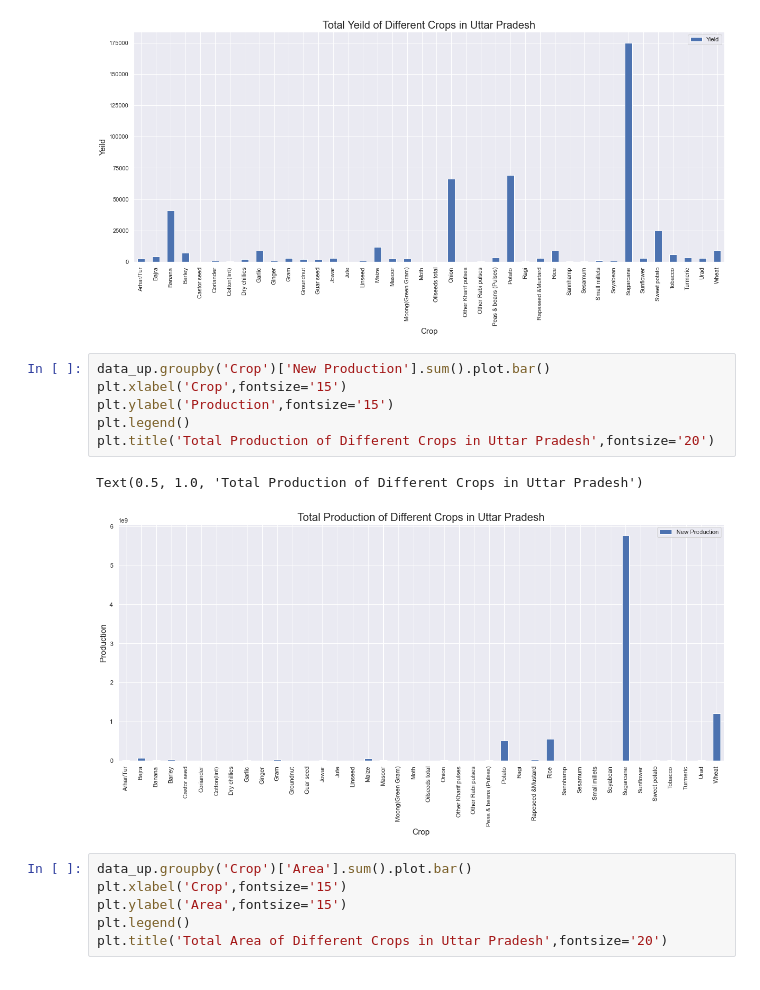
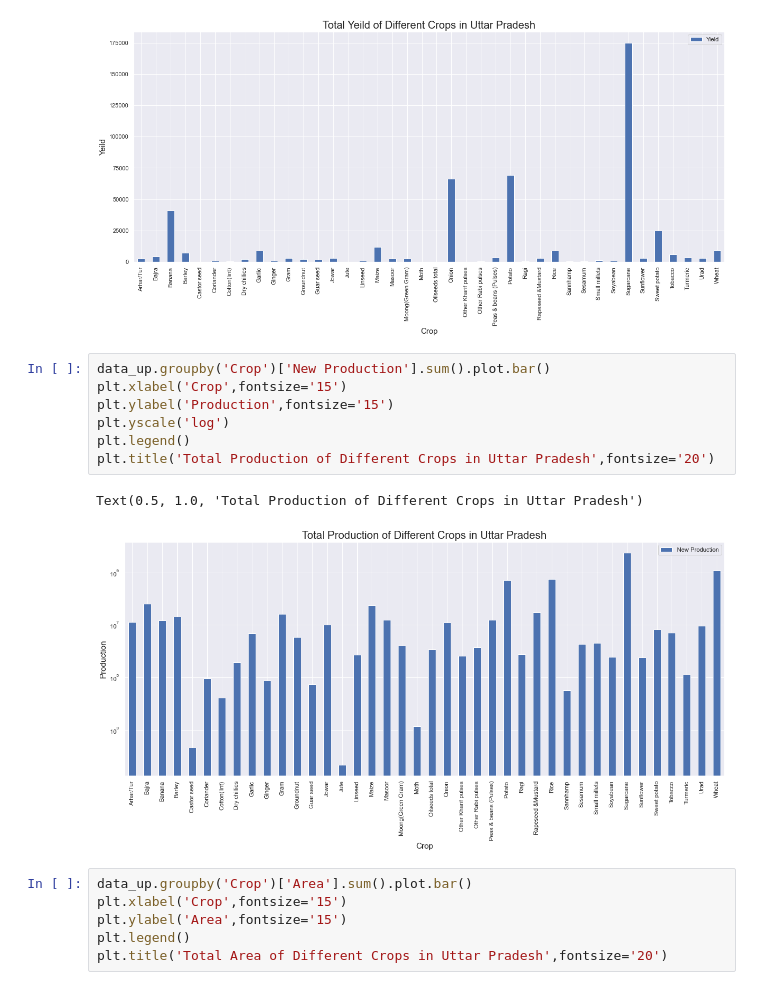
Before and after one commit to ank232/Crop-Analysis-Project-, a Jupyter notebook: eda new_data-set.ipynb, the cells around one changed output. Cells and saved outputs as stored; diff of their text form.

```diff
--- a/eda new_data-set.ipynb
+++ b/eda new_data-set.ipynb
@@ -242,12 +374,13 @@ Text(0.5, 1.0, 'Total Yeild of Different Crops in Uttar Pradesh')
 # %%
 data_up.groupby('Crop')['New Production'].sum().plot.bar()
 plt.xlabel('Crop',fontsize='15')
 plt.ylabel('Production',fontsize='15')
+plt.yscale('log')
 plt.legend()
 plt.title('Total Production of Different Crops in Uttar Pradesh',fontsize='20')
 # %% [output]
 Text(0.5, 1.0, 'Total Production of Different Crops in Uttar Pradesh')
-[figure, old version]
+[figure, new version]
 # %%
 data_up.groupby('Crop')['Area'].sum().plot.bar()
 plt.xlabel('Crop',fontsize='15')
```
Also changed, not shown: parts of 54 cells of this notebook, 8 other files.
